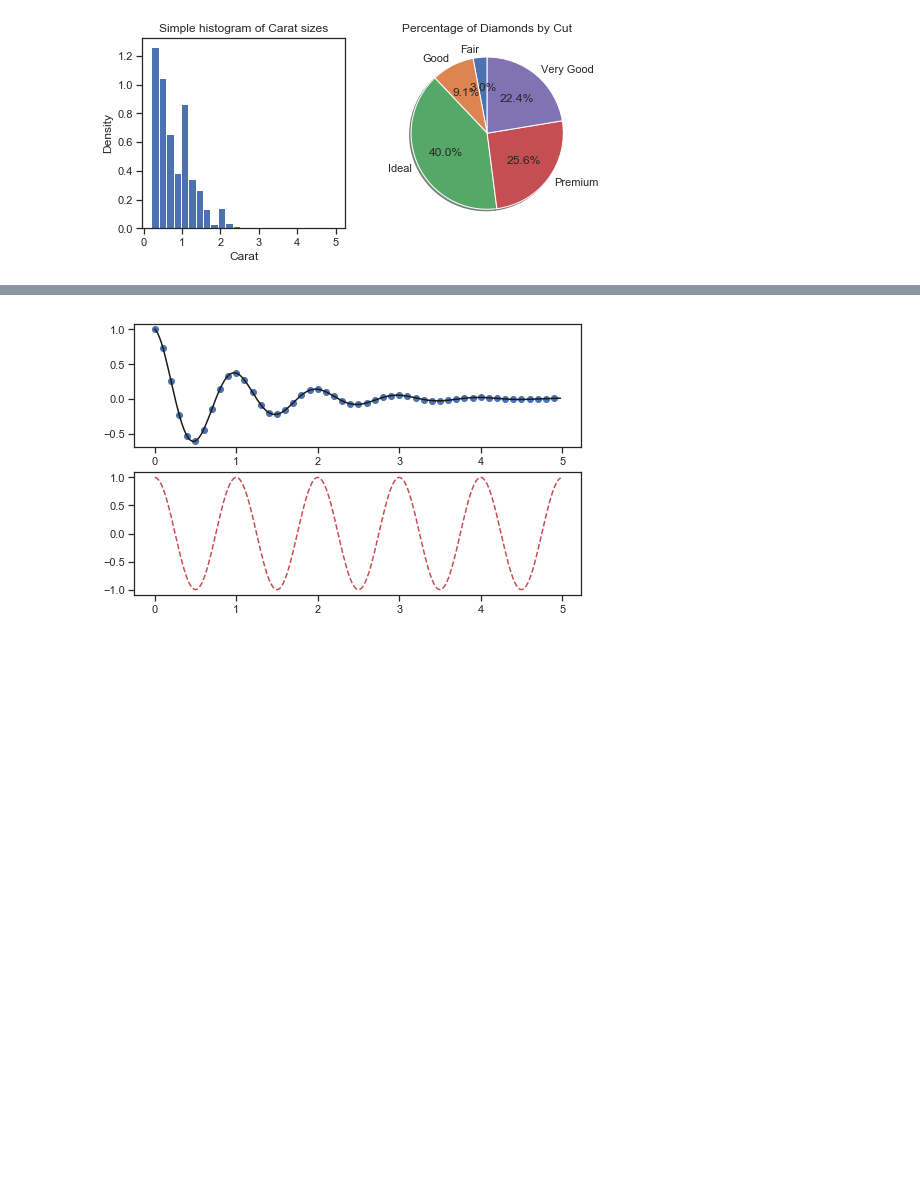
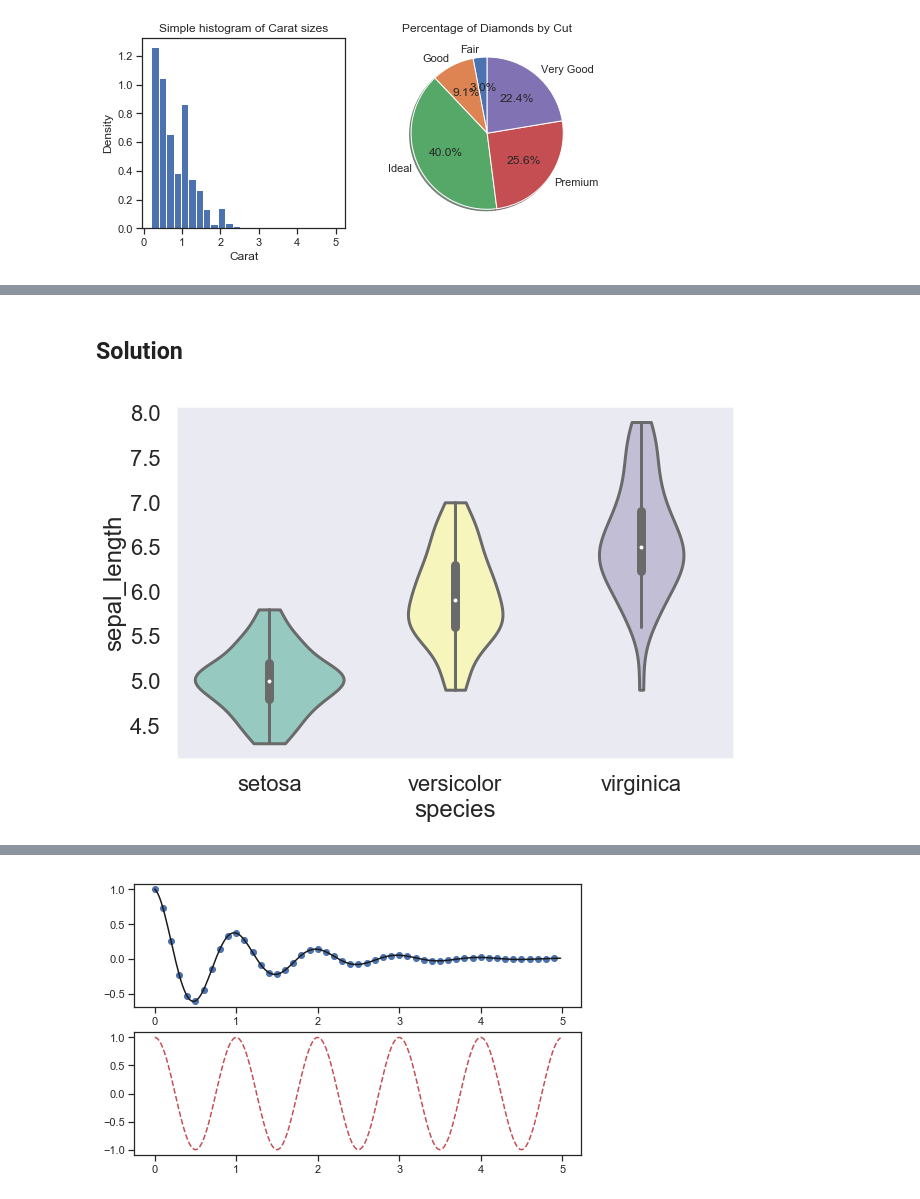
Before and after one commit to nuitrcs/pythonvisualization, a Jupyter notebook: plotting.ipynb, the cells around one changed output, grey strips where cells are left out. Cells and saved outputs as stored; diff of their text form; code cells hidden in the pictures; blank space fills up the shorter version.

```diff
--- a/plotting.ipynb
+++ b/plotting.ipynb
@@ -611,3 +612,14 @@ Over two different plots on different contexts?
+# %% [markdown]
+## Solution
+# %%
+sns.set('poster')
+sns.set_style('dark')
+
+iris_data = sns.load_dataset('iris')
+with plt.rc_context({'figure.figsize' : (10.0, 6.5)}):  # Locally set options for just one figure:
+    ax = sns.violinplot(x="species", y="sepal_length", data=iris_data, palette="Set3", cut=0)
+# %% [output]
+[figure, added]
 # %% [markdown]
 ---
 ## 6. Subplot and Figure Options<a id='S6'></a>
```
Also changed, not shown: parts of 10 cells of this notebook.
